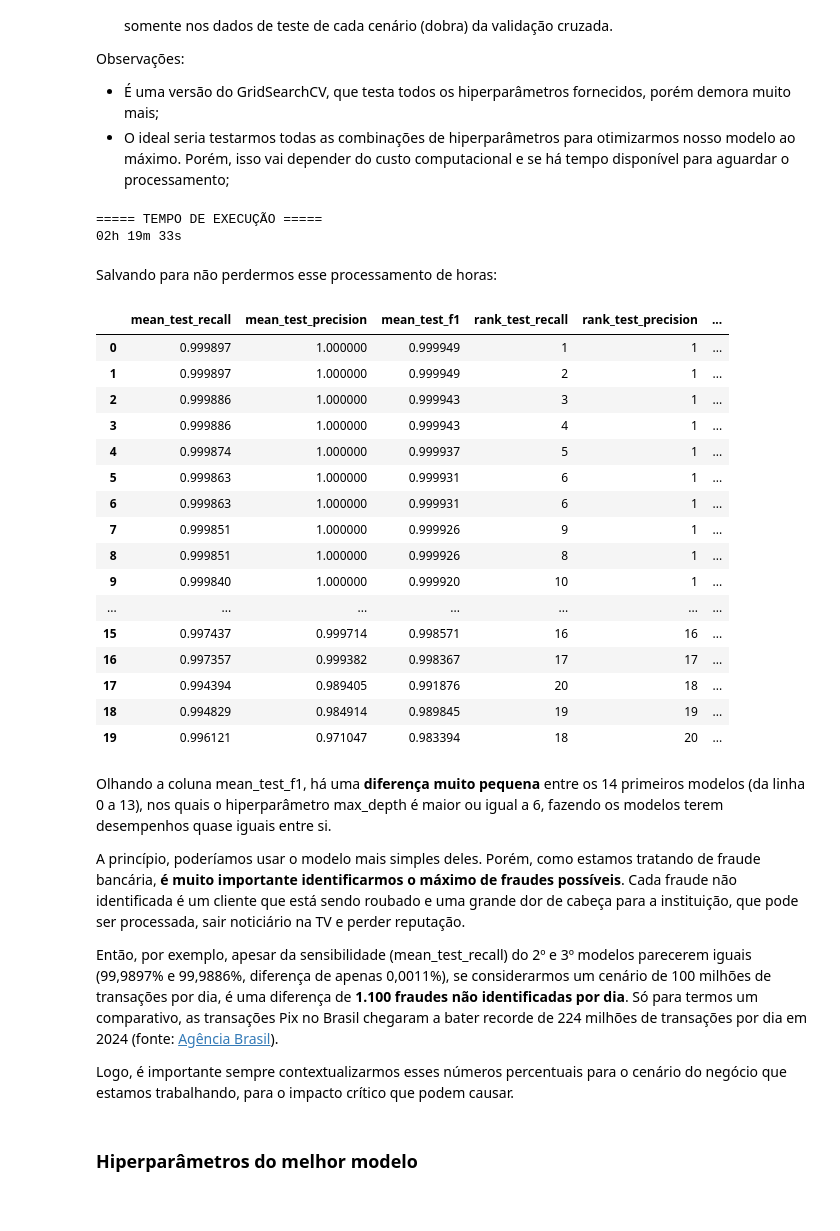
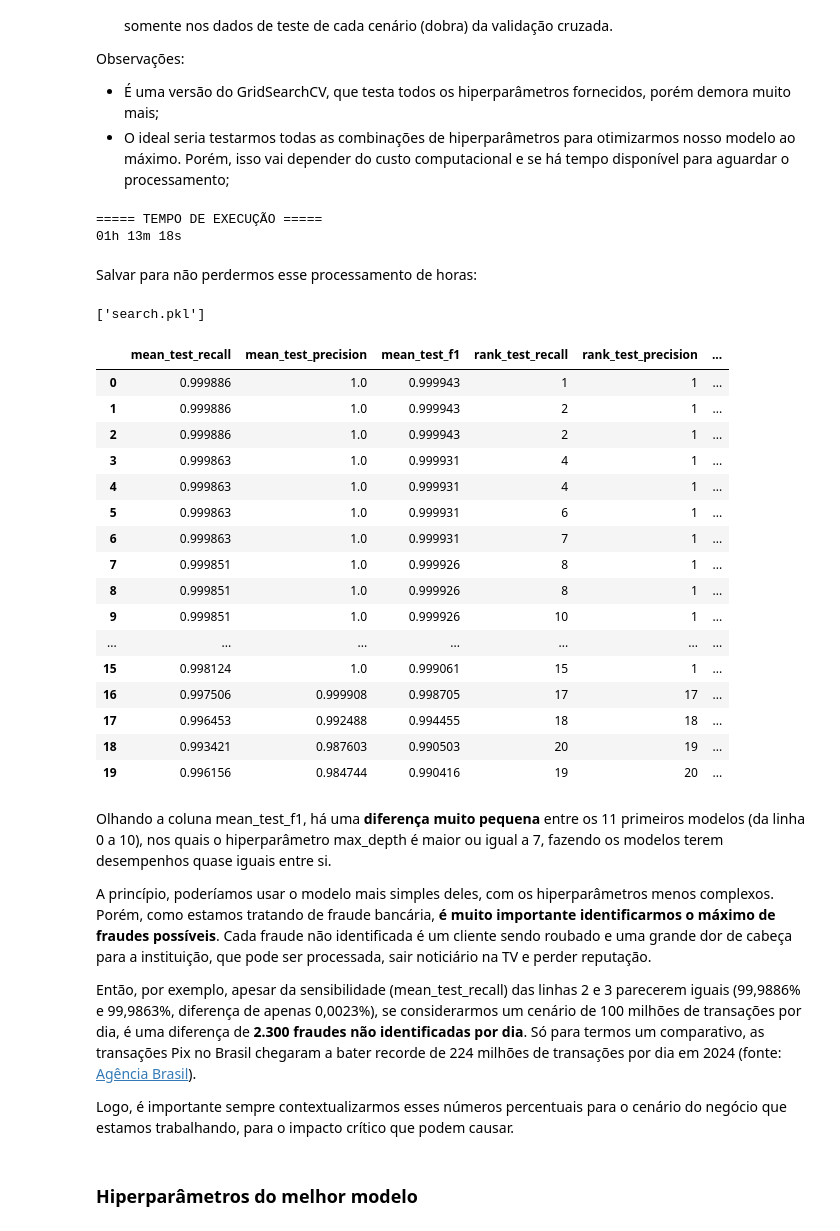
Before and after one commit to marcosf520/data-science-machine-learning, a Jupyter notebook: classificacao-fraudes/identificando-fraudes-cartao.ipynb, the cells around one changed output. Saved outputs shown, nothing was run; the diff lists cells and outputs as text; code cells hidden in the pictures.

```diff
--- a/classificacao-fraudes/identificando-fraudes-cartao.ipynb
+++ b/classificacao-fraudes/identificando-fraudes-cartao.ipynb
@@ -672,7 +672,7 @@ from imblearn.pipeline import Pipeline
 # Pipeline da imblearn permite inserir o SMOTE, diferente da sklearn
 
 pipeline = Pipeline([
-    ("smote", SMOTE()),
+    ("smote", SMOTE(random_state=SEED)),
     ("scaler", StandardScaler()),
     ("modelo", RandomForestClassifier(random_state=SEED, n_jobs=-1)),
     ])
@@ -681,12 +681,13 @@ parametros = {
     "modelo__max_depth": range(4, 11),
     "modelo__bootstrap": [True, False],
     }
+scoring = ["recall", "precision", "f1"]
 search = RandomizedSearchCV(
     pipeline,
     parametros,
+    scoring=scoring,
     cv=3,  # 3 em vez de 5 para ser mais rápido
     n_iter=20,
-    scoring=["recall", "precision", "f1"],
     refit="f1",
     n_jobs=-1,
     random_state=SEED,
@@ -701,51 +702,53 @@ ctypes.windll.kernel32.SetThreadExecutionState(0x80000000);
 # Voltando a configuração padrão de hibernação
 # %% [output]
 ===== TEMPO DE EXECUÇÃO =====
-02h 19m 33s
+01h 13m 18s
 # %% [markdown]
-Salvando para não perdermos esse processamento de horas:
+Salvar para não perdermos esse processamento de horas:
 # %%
 import joblib
 
 joblib.dump(search, "search.pkl")
+# %% [output]
+['search.pkl']
 # %%
-pd.DataFrame(search.cv_results_).sort_values(
+pd.DataFrame(search.cv_results_).round(6).sort_values(
     ["rank_test_f1", "rank_test_recall", "rank_test_precision"]
     )[[
         "mean_test_recall",
         "mean_test_precision",
         "mean_test_f1",
         "rank_test_recall",
         "rank_test_precision",
         "rank_test_f1",
         "param_modelo__criterion",
         "param_modelo__max_depth",
         "param_modelo__bootstrap",
     ]].reset_index(drop=True)
 # %% [output]
 |  | mean_test_recall | mean_test_precision | mean_test_f1 | rank_test_recall | rank_test_precision | ... |
-| 0 | 0.999897 | 1.000000 | 0.999949 | 1 | 1 | ... |
-| 1 | 0.999897 | 1.000000 | 0.999949 | 2 | 1 | ... |
-| 2 | 0.999886 | 1.000000 | 0.999943 | 3 | 1 | ... |
-| 3 | 0.999886 | 1.000000 | 0.999943 | 4 | 1 | ... |
-| 4 | 0.999874 | 1.000000 | 0.999937 | 5 | 1 | ... |
-| 5 | 0.999863 | 1.000000 | 0.999931 | 6 | 1 | ... |
-| 6 | 0.999863 | 1.000000 | 0.999931 | 6 | 1 | ... |
-| 7 | 0.999851 | 1.000000 | 0.999926 | 9 | 1 | ... |
-| 8 | 0.999851 | 1.000000 | 0.999926 | 8 | 1 | ... |
-| 9 | 0.999840 | 1.000000 | 0.999920 | 10 | 1 | ... |
+| 0 | 0.999886 | 1.0 | 0.999943 | 1 | 1 | ... |
+| 1 | 0.999886 | 1.0 | 0.999943 | 2 | 1 | ... |
+| 2 | 0.999886 | 1.0 | 0.999943 | 2 | 1 | ... |
+| 3 | 0.999863 | 1.0 | 0.999931 | 4 | 1 | ... |
+| 4 | 0.999863 | 1.0 | 0.999931 | 4 | 1 | ... |
+| 5 | 0.999863 | 1.0 | 0.999931 | 6 | 1 | ... |
+| 6 | 0.999863 | 1.0 | 0.999931 | 7 | 1 | ... |
+| 7 | 0.999851 | 1.0 | 0.999926 | 8 | 1 | ... |
+| 8 | 0.999851 | 1.0 | 0.999926 | 8 | 1 | ... |
+| 9 | 0.999851 | 1.0 | 0.999926 | 10 | 1 | ... |
 | ... | ... | ... | ... | ... | ... | ... |
-| 15 | 0.997437 | 0.999714 | 0.998571 | 16 | 16 | ... |
-| 16 | 0.997357 | 0.999382 | 0.998367 | 17 | 17 | ... |
-| 17 | 0.994394 | 0.989405 | 0.991876 | 20 | 18 | ... |
-| 18 | 0.994829 | 0.984914 | 0.989845 | 19 | 19 | ... |
-| 19 | 0.996121 | 0.971047 | 0.983394 | 18 | 20 | ... |
+| 15 | 0.998124 | 1.0 | 0.999061 | 15 | 1 | ... |
+| 16 | 0.997506 | 0.999908 | 0.998705 | 17 | 17 | ... |
+| 17 | 0.996453 | 0.992488 | 0.994455 | 18 | 18 | ... |
+| 18 | 0.993421 | 0.987603 | 0.990503 | 20 | 19 | ... |
+| 19 | 0.996156 | 0.984744 | 0.990416 | 19 | 20 | ... |
 # %% [markdown]
-Olhando a coluna mean_test_f1, há uma **diferença muito pequena** entre os 14 primeiros modelos (da linha 0 a 13), nos quais o hiperparâmetro max_depth é maior ou igual a 6, fazendo os modelos terem desempenhos quase iguais entre si.
+Olhando a coluna mean_test_f1, há uma **diferença muito pequena** entre os 11 primeiros modelos (da linha 0 a 10), nos quais o hiperparâmetro max_depth é maior ou igual a 7, fazendo os modelos terem desempenhos quase iguais entre si.
 
-A princípio, poderíamos usar o modelo mais simples deles. Porém, como estamos tratando de fraude bancária, **é muito importante identificarmos o máximo de fraudes possíveis**. Cada fraude não identificada é um cliente que está sendo roubado e uma grande dor de cabeça para a instituição, que pode ser processada, sair noticiário na TV e perder reputação.
+A princípio, poderíamos usar o modelo mais simples deles, com os hiperparâmetros menos complexos. Porém, como estamos tratando de fraude bancária, **é muito importante identificarmos o máximo de fraudes possíveis**. Cada fraude não identificada é um cliente sendo roubado e uma grande dor de cabeça para a instituição, que pode ser processada, sair noticiário na TV e perder reputação.
 
-Então, por exemplo, apesar da sensibilidade (mean_test_recall) do 2º e 3º modelos parecerem iguais (99,9897% e 99,9886%, diferença de apenas 0,0011%), se considerarmos um cenário de 100 milhões de transações por dia, é uma diferença de **1.100 fraudes não identificadas por dia**. Só para termos um comparativo, as transações Pix no Brasil chegaram a bater recorde de 224 milhões de transações por dia em 2024 (fonte: [Agência Brasil](https://agenciabrasil.ebc.com.br/economia/noticia/2024-07/pix-bate-recorde-e-supera-224-milhoes-de-transacoes-em-um-dia)).
+Então, por exemplo, apesar da sensibilidade (mean_test_recall) das linhas 2 e 3 parecerem iguais (99,9886% e 99,9863%, diferença de apenas 0,0023%), se considerarmos um cenário de 100 milhões de transações por dia, é uma diferença de **2.300 fraudes não identificadas por dia**. Só para termos um comparativo, as transações Pix no Brasil chegaram a bater recorde de 224 milhões de transações por dia em 2024 (fonte: [Agência Brasil](https://agenciabrasil.ebc.com.br/economia/noticia/2024-07/pix-bate-recorde-e-supera-224-milhoes-de-transacoes-em-um-dia)).
 
 Logo, é importante sempre contextualizarmos esses números percentuais para o cenário do negócio que estamos trabalhando, para o impacto crítico que podem causar.
 # %% [markdown]
```
Also changed, not shown: parts of 7 cells of this notebook, 3 other files.
